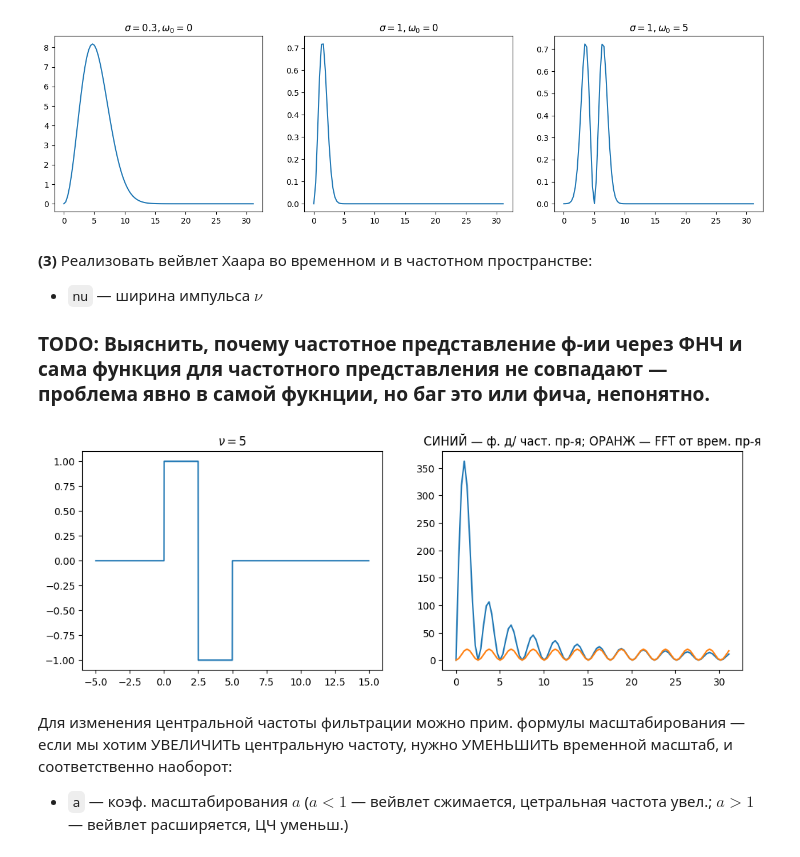
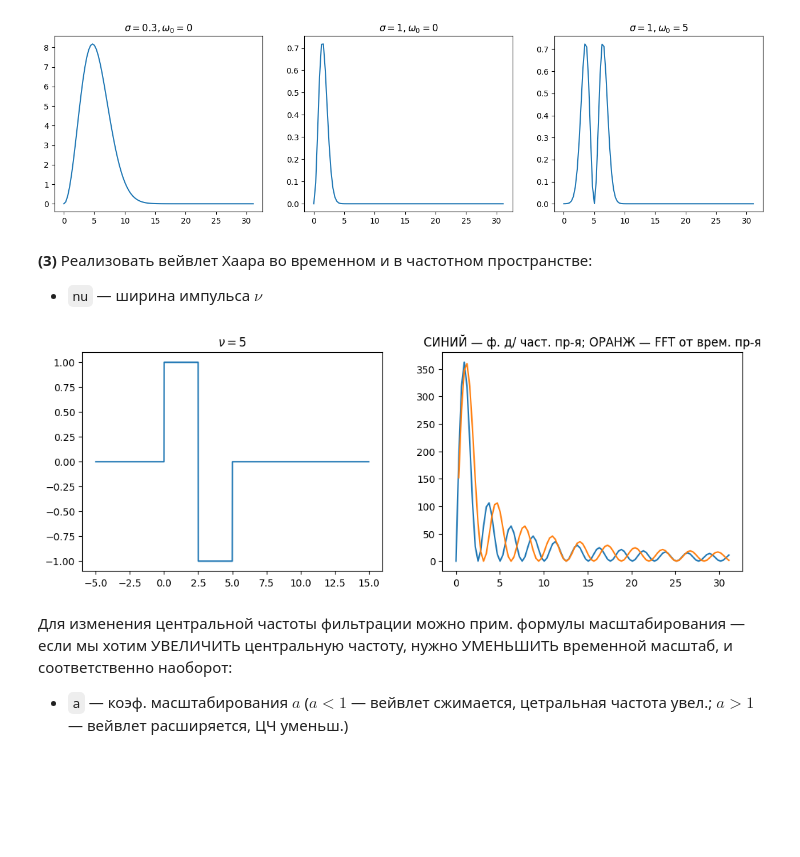
Before and after one commit to bakafox/digsigproc, a Jupyter notebook: Lab5/wavelets.ipynb, the cells around one changed output. Saved outputs shown, nothing was run; the diff lists cells and outputs as text; code cells hidden in the pictures; blank space fills up the shorter version.

```diff
--- a/Lab5/wavelets.ipynb
+++ b/Lab5/wavelets.ipynb
@@ -190,8 +191,6 @@ plt.show()
 **(3)** Реализовать вейвлет Хаара во временном <!-- тут я наконец подумал, а нафига я переписываю формулы, если они и так даны в лабе/лекции, и решил больше так не делать --> и в частотном пространстве:
 
 - `nu` — ширина импульса $\nu$
-
-### TODO: Выяснить, почему частотное представление ф-ии через ФНЧ и сама функция для частотного представления не совпадают — проблема явно в самой фукнции, но баг это или фича, непонятно.
 # %%
 def haar4time(t, nu):
     if (0 <= t/nu) and (t/nu < 0.5):
@@ -202,32 +201,34 @@ def haar4time(t, nu):
         return 0
 # %%
 def haar4freq(w, nu):
-    return 2j * np.sin(w*nu / (2*2)) * np.exp(-(1j * w*nu) / (2*2))
+    # return 2j * np.sin(w*nu / (2*2)) * np.exp(-(1j * w*nu) / (2*2)) <-- Похоже, в методичке снова неверная формула...
+    return 1j * ((np.sin(w)**2 / 4) / (w/4)) * np.exp(1j * w / 2) * nu
 # %%
 time = np.arange(-5, 15, 0.01)
 freq = np.fft.fftfreq(len(time), 0.01) * 2 * np.pi
 
 
 plt.figure(figsize=(12, 4))
 
 plt.subplot(1, 2, 1)
 plt.title('$\\nu = 5$')
-plt.plot(time, [haar4time(t, 5) for t in time])
+plt.plot(time, [haar4time(t, 5).real for t in time])
+# plt.plot(time, [haar4time(t, 5).imag for t in time])
 
 plt.subplot(1, 2, 2)
 plt.title('СИНИЙ — ф. д/ част. пр-я; ОРАНЖ — FFT от врем. пр-я')
 plt.plot(
     freq[0:len(freq)//20],
     np.abs(np.fft.fft([haar4time(t, 5) for t in time]))[0:len(freq)//20]
 )
 plt.plot(
     freq[0:len(freq)//20],
-    [haar4freq(w, 5) / 0.1 for w in freq][0:len(freq)//20]
+    np.abs([haar4freq(w, 5) / 0.01 for w in freq][0:len(freq)//20])
 )
 
 plt.show()
 # %% [output]
-[figure, old version]
+[figure, new version]
 # %% [markdown]
 Для изменения центральной частоты фильтрации можно прим. формулы масштабирования — если мы хотим УВЕЛИЧИТЬ центральную частоту, нужно УМЕНЬШИТЬ временной масштаб, и соответственно наоборот:
 
```
Also changed, not shown: parts of 14 cells of this notebook.
